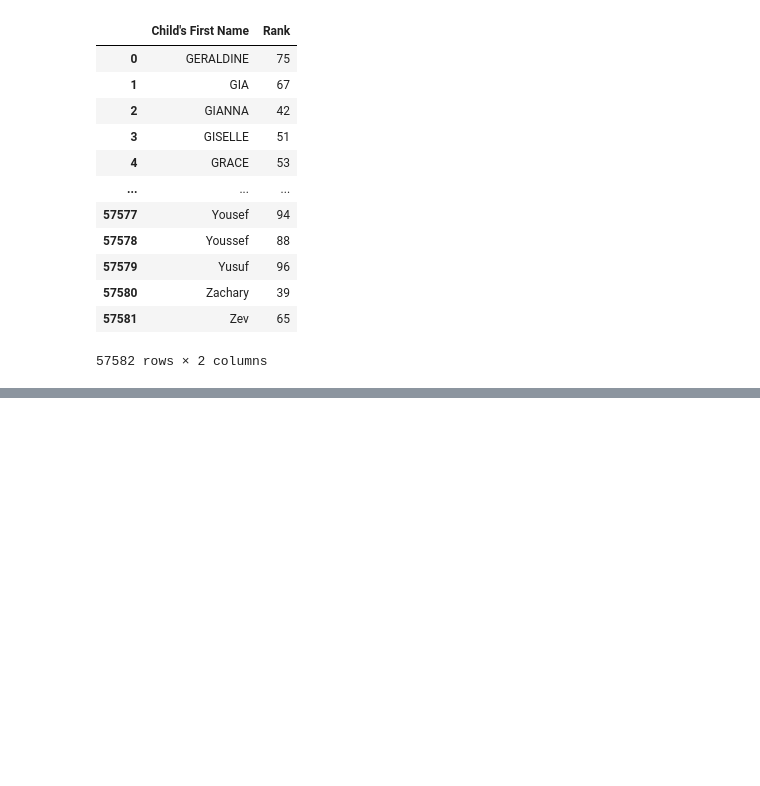
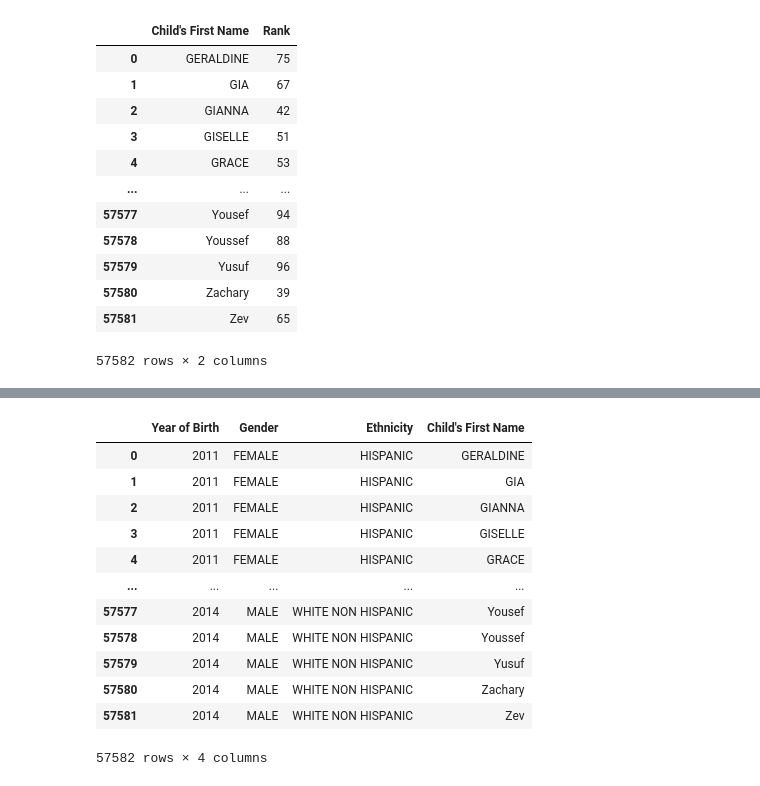
Before and after one commit to Kansi420/python_learn, a Jupyter notebook: pandas/pandas.ipynb, the cells around one changed output, grey strips where cells are left out. Saved outputs shown, nothing was run; the diff lists cells and outputs as text; code cells hidden in the pictures; blank space fills up the shorter version.

```diff
--- a/pandas/pandas.ipynb
+++ b/pandas/pandas.ipynb
@@ -243,0 +331,16 @@ df.sample(n=2, replace=False, random_state=3, axis=1)
+# %%
+df.drop(['Count', 'Rank'], axis=1)
+# %% [output]
+|  | Year of Birth | Gender | Ethnicity | Child's First Name |
+| 0 | 2011 | FEMALE | HISPANIC | GERALDINE |
+| 1 | 2011 | FEMALE | HISPANIC | GIA |
+| 2 | 2011 | FEMALE | HISPANIC | GIANNA |
+| 3 | 2011 | FEMALE | HISPANIC | GISELLE |
+| 4 | 2011 | FEMALE | HISPANIC | GRACE |
+| ... | ... | ... | ... | ... |
+| 57577 | 2014 | MALE | WHITE NON HISPANIC | Yousef |
+| 57578 | 2014 | MALE | WHITE NON HISPANIC | Youssef |
+| 57579 | 2014 | MALE | WHITE NON HISPANIC | Yusuf |
+| 57580 | 2014 | MALE | WHITE NON HISPANIC | Zachary |
+| 57581 | 2014 | MALE | WHITE NON HISPANIC | Zev |
+57582 rows × 4 columns
```
Also changed, not shown: parts of 10 cells of this notebook, 1 other file.
